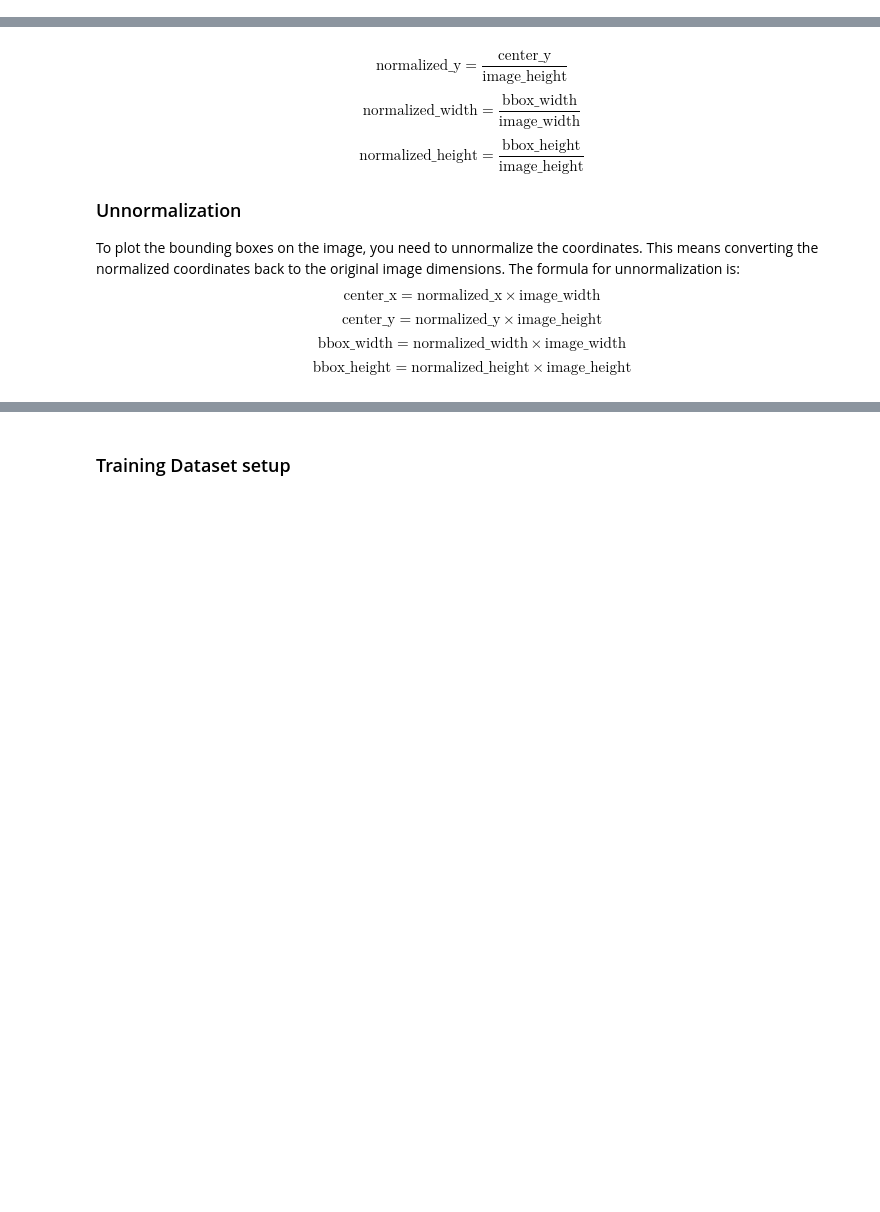
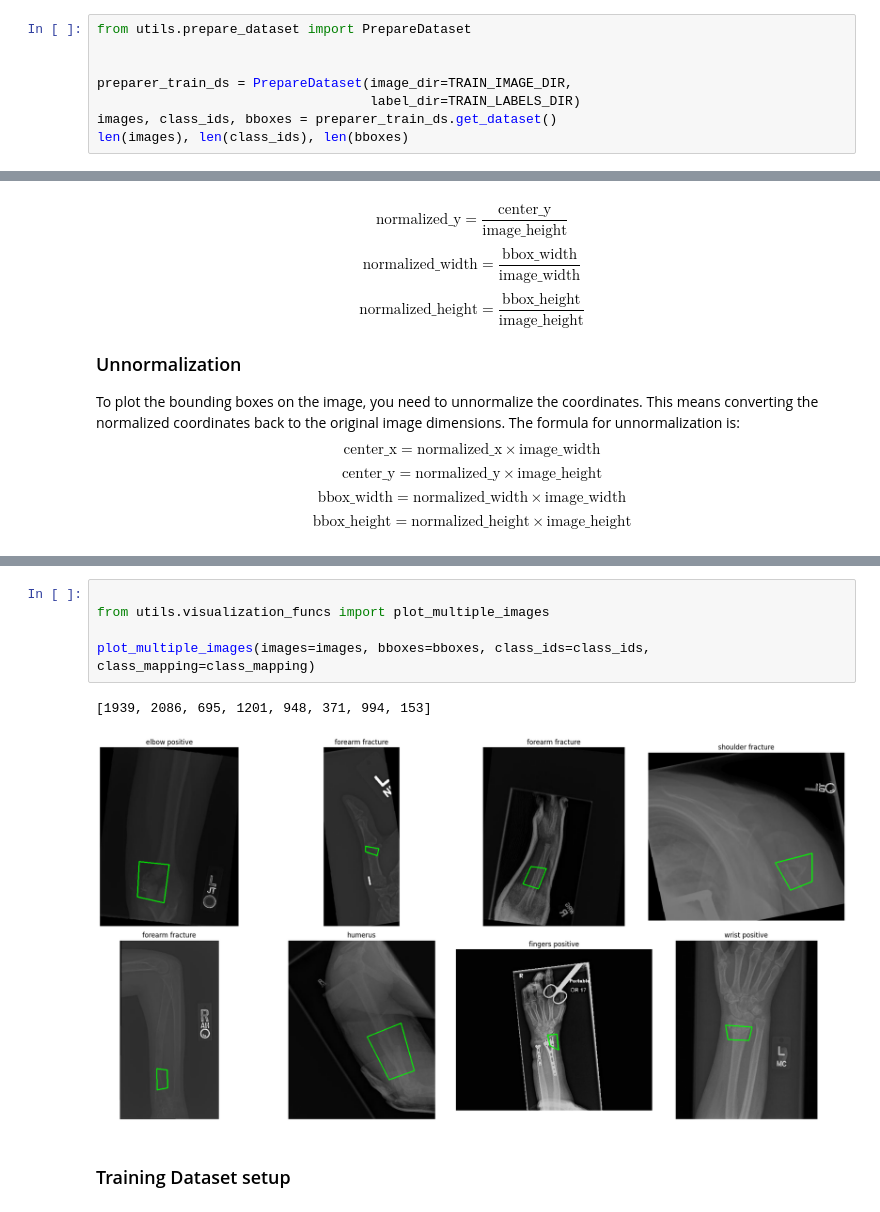
Before and after one commit to vivekpatel99/bone-fracture-detection-pytorch, a Jupyter notebook: 01_preprocessing.ipynb, the cells around one changed output, grey strips where cells are left out. Drawn from its saved outputs; the diff is of its cells as text; blank space fills up the shorter version.

```diff
--- a/01_preprocessing.ipynb
+++ b/01_preprocessing.ipynb
@@ -137,0 +109,8 @@ for file_name in tqdm(os.listdir(TRAIN_IMAGE_DIR)):
+# %%
+from utils.prepare_dataset import PrepareDataset
+
+
+preparer_train_ds = PrepareDataset(image_dir=TRAIN_IMAGE_DIR,
+                                   label_dir=TRAIN_LABELS_DIR)
+images, class_ids, bboxes = preparer_train_ds.get_dataset()
+len(images), len(class_ids), len(bboxes)
@@ -305,3 +170,11 @@ class PrepareDataset:
+# %%
+
+from utils.visualization_funcs import plot_multiple_images
+
+plot_multiple_images(images=images, bboxes=bboxes, class_ids=class_ids, class_mapping=class_mapping)
+# %% [output]
+[1939, 2086, 695, 1201, 948, 371, 994, 153]
+[figure, added]
 # %% [markdown]
 ### Training Dataset setup
 # %%
```
Also changed, not shown: parts of 15 cells of this notebook, 3 other files.
